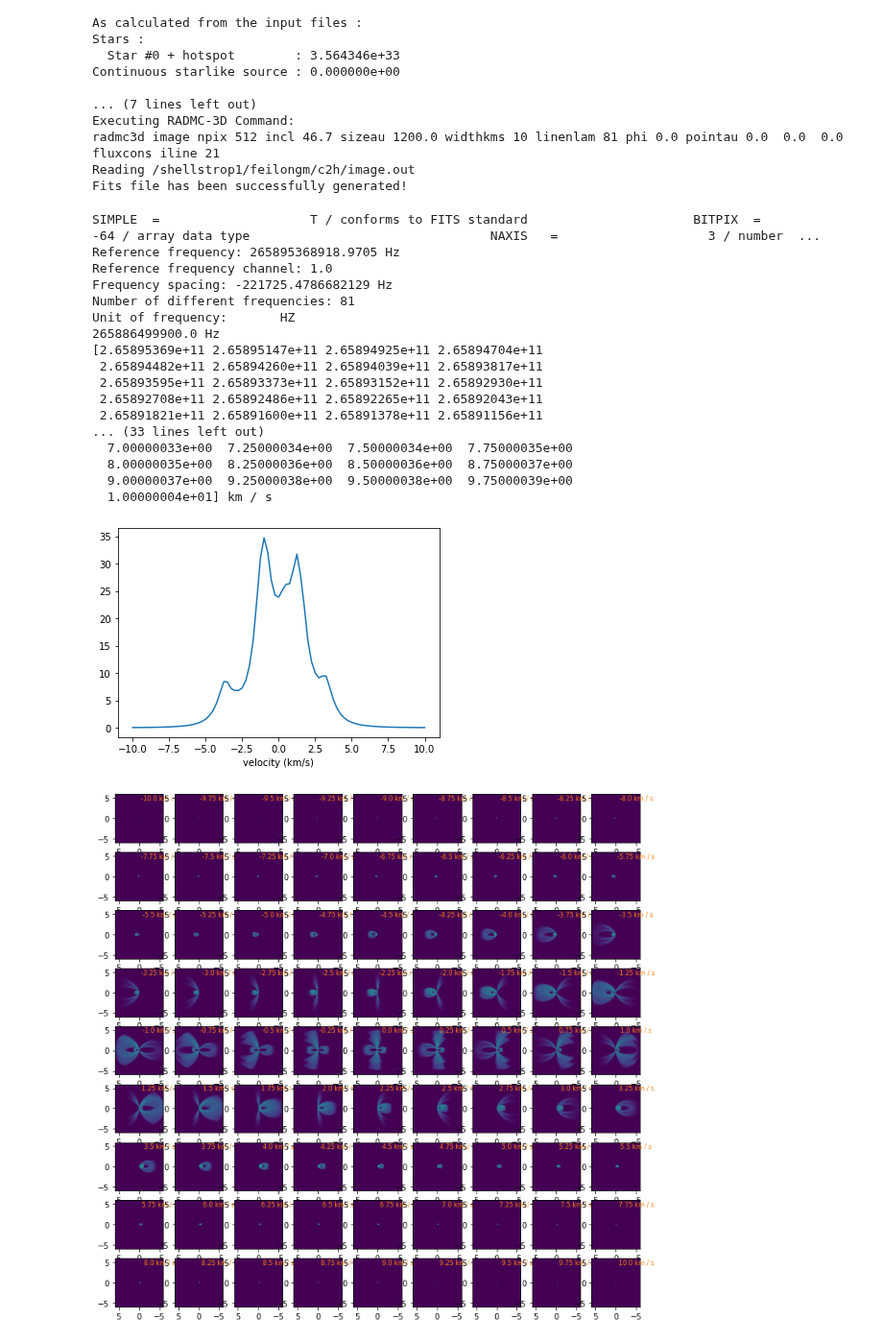
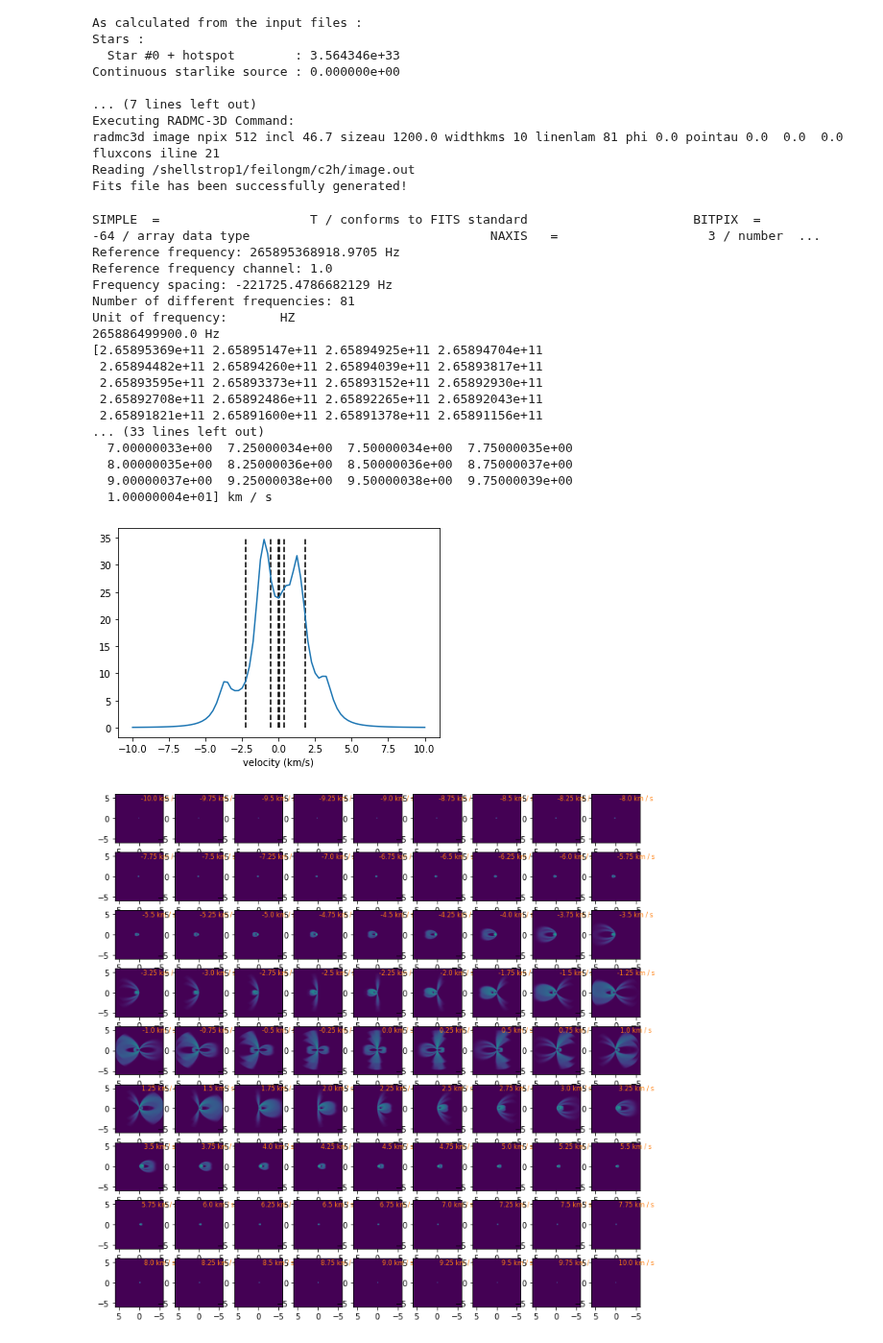
Before and after one commit to feilongm/Notebooks, a Jupyter notebook: notebooks/May_10.ipynb, the cells around one changed output. Shown at 96% size. Drawn from its saved outputs; the diff is of its cells as text; code cells hidden in the pictures.

```diff
--- a/notebooks/May_10.ipynb
+++ b/notebooks/May_10.ipynb
@@ -561,34 +561,38 @@ ResultReferenceFreq = FrequenciesOnDifferentChannals(FrequencySpacing, Reference
 print(ResultReferenceFreq)
 
 def ConvertingUnits(ResultReferenceFreq, RestFreq):
     ConvertingUnits = c * (RestFreq - ResultReferenceFreq) / RestFreq
     return ConvertingUnits
 
 resultVelocity = ConvertingUnits(ResultReferenceFreq, RestFreq)
 print(resultVelocity)
 
+overlappingFreq = [2.6588489120e+11, 2.6588618860e+11, 2.6588643390e+11, 2.6588649990e+11, 2.6588697930e+11, 2.6588852210e+11] * u.Hz
+velocity = ConvertingUnits(overlappingFreq, RestFreq)
+
 plt.plot(resultVelocity, spectrum)
 plt.xlabel('velocity (km/s)')
+plt.vlines(velocity, 0, 35, colors='k', linestyles='dashed')
 plt.show()
 # %% [output]
 SIMPLE  =                    T / conforms to FITS standard                      BITPIX  =                  -64 / array data type                                NAXIS   =                    3 / number  ...
 Reference frequency: 265895368918.9705 Hz
 Reference frequency channel: 1.0
 Frequency spacing: -221725.4786682129 Hz
 Number of different frequencies: 81
 Unit of frequency:       HZ
 265886499900.0 Hz
 [2.65895369e+11 2.65895147e+11 2.65894925e+11 2.65894704e+11
  2.65894482e+11 2.65894260e+11 2.65894039e+11 2.65893817e+11
  2.65893595e+11 2.65893373e+11 2.65893152e+11 2.65892930e+11
  2.65892708e+11 2.65892486e+11 2.65892265e+11 2.65892043e+11
  2.65891821e+11 2.65891600e+11 2.65891378e+11 2.65891156e+11
 ... (33 lines left out)
   7.00000033e+00  7.25000034e+00  7.50000034e+00  7.75000035e+00
   8.00000035e+00  8.25000036e+00  8.50000036e+00  8.75000037e+00
   9.00000037e+00  9.25000038e+00  9.50000038e+00  9.75000039e+00
   1.00000004e+01] km / s
-[figure, old version]
+[figure, new version]
 # %%
 text_kwargs = dict(ha='center', va='center', fontsize=8, color='C1')
 plt.figure(figsize = (12,12))
```
Also changed, not shown: parts of 1 cell of this notebook.
